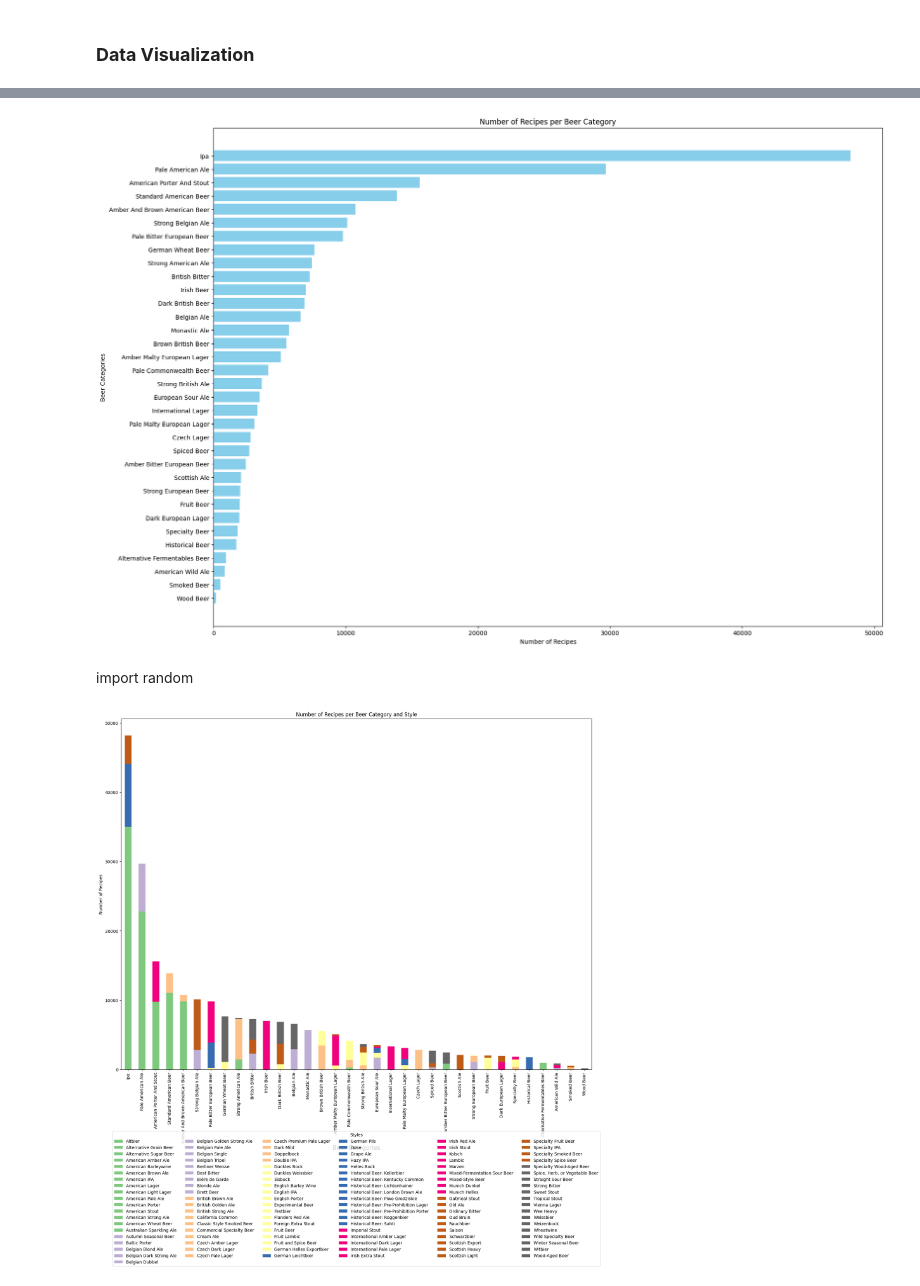
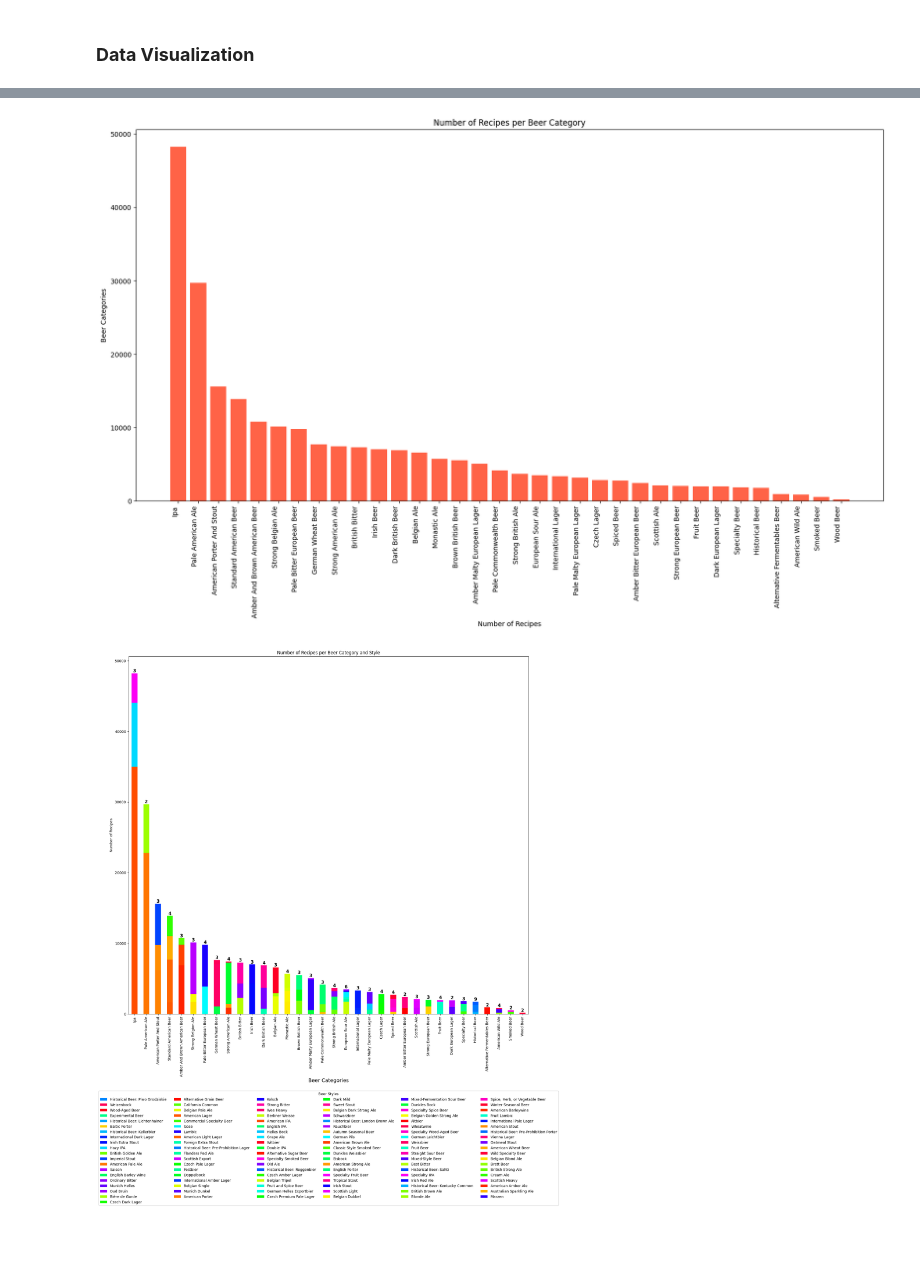
Before and after one commit to Redsoxin7/beer_recipes, a Jupyter notebook: Beer_Recipe_Analysis.ipynb, the cells around one changed output, grey strips where cells are left out. Drawn from its saved outputs; the diff is of its cells as text; code cells hidden in the pictures; blank space fills up the shorter version.

Commit message:
Added more visualizations

```diff
--- a/Beer_Recipe_Analysis.ipynb
+++ b/Beer_Recipe_Analysis.ipynb
@@ -123,35 +141,58 @@ NameError: name 'style_counts' is not defined
 category_counts = beer_recipes['Category'].value_counts()
 
 # Sort the data in descending order
-category_counts = category_counts.sort_values(ascending=True)
+# category_counts = category_counts.sort_values(ascending=True)
 
 # Plot the bar chart horizontally
-fig, ax = plt.subplots(figsize=(20, 15))
-bars = ax.barh(category_counts.index, category_counts.values, color='skyblue')
+fig, ax = plt.subplots(figsize=(20, 10))
+bars = ax.bar(category_counts.index, category_counts.values, color='tomato')
 
 plt.xlabel('Number of Recipes')
 plt.ylabel('Beer Categories')
 plt.title('Number of Recipes per Beer Category')
+
+# Rotate x-axis labels for readability
+plt.xticks(rotation=90, ha='right')
+
 plt.show()
 # %% [output]
-[figure, old version]
+[figure, new version]
-# %% [markdown]
-import random
 # %%
+def stack_bar_category():
 # Group by 'Category' and 'Style' and count the number of occurrences
-category_style_counts = beer_recipes.groupby(['Category', 'Style']).size().unstack().fillna(0)
+    category_style_counts = beer_recipes.groupby(['Category', 'Style']).size().unstack().fillna(0)
 
-# Sort the DataFrame by the sum of each category
-category_style_counts = category_style_counts.loc[category_style_counts.sum(axis=1).sort_values(ascending=False).index]
+# Sort categories by total count (largest first)
+    category_style_counts = category_style_counts.loc[category_style_counts.sum(axis=1).sort_values(ascending=False).index]
+
+# Shuffle the style order randomly for the legend
+    random.seed(42)
+    shuffled_styles = list(category_style_counts.columns)
+    random.shuffle(shuffled_styles)
 
 # Plot the stacked bar chart
-fig, ax = plt.subplots(figsize=(20, 15))
-category_style_counts.plot(kind='bar', stacked=True, ax=ax, colormap='Accent')
+    fig, ax = plt.subplots(figsize=(20, 18))
+    category_style_counts.plot(kind='bar', stacked=True, ax=ax, colormap='hsv')
 
-plt.xlabel('Beer Categories', fontsize=14)
-plt.ylabel('Number of Recipes')
-plt.title('Number of Recipes per Beer Category and Style')
-plt.legend(title='Styles', bbox_to_anchor=(.5, -0.17), loc='upper center', ncol=6)
-plt.show()
+    plt.xlabel('Beer Categories', fontsize=14)
+    plt.ylabel('Number of Recipes')
+    plt.title('Number of Recipes per Beer Category and Style')
+
+# Count unique styles per category
+    unique_styles_per_category = beer_recipes.groupby('Category')['Style'].nunique()
+
+# Add text annotations above bars
+    for i, category in enumerate(category_style_counts.index):
+        ax.text(i, category_style_counts.loc[category].sum(), f"{int(unique_styles_per_category.loc[category])}", ha='center', va='bottom', fontsize=12, fontweight='bold')
+
+# Update legend with shuffled order
+    handles, labels = ax.get_legend_handles_labels()
+    shuffled_handles_labels = sorted(zip(handles, labels), key=lambda x: shuffled_styles.index(x[1]))
+    handles, labels = zip(*shuffled_handles_labels)
+    ax.legend(handles, labels, title='Beer Styles', bbox_to_anchor=(.5, -0.21), loc='upper center', ncol=6)
+
+    plt.show()
+
+stack_bar_category()
 # %% [output]
-[figure, old version]
+[figure, new version]
```
Also changed, not shown: parts of 15 cells of this notebook.
